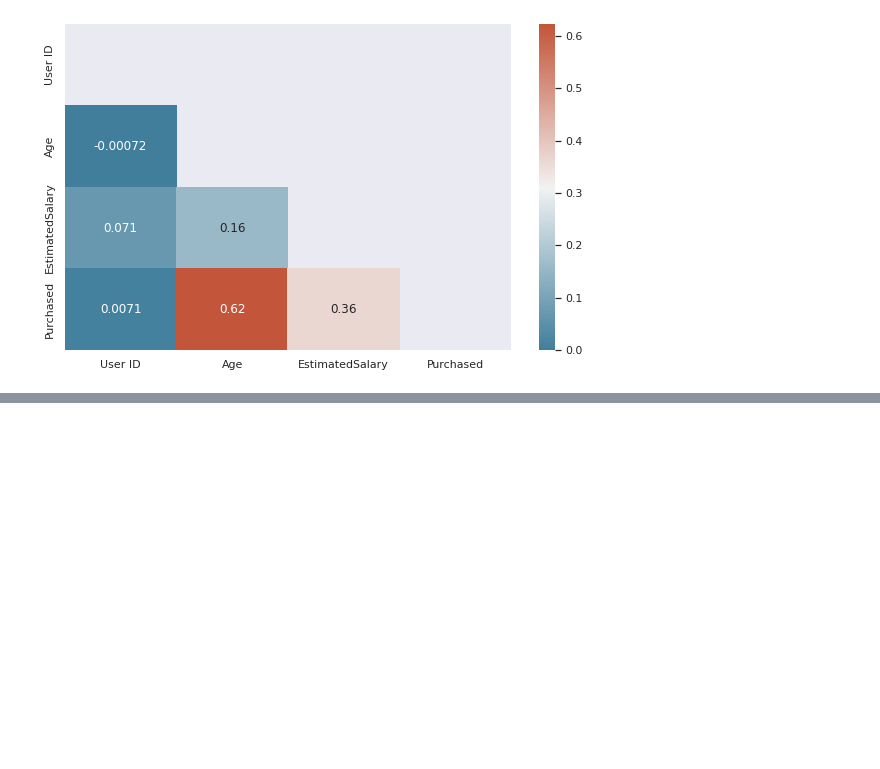
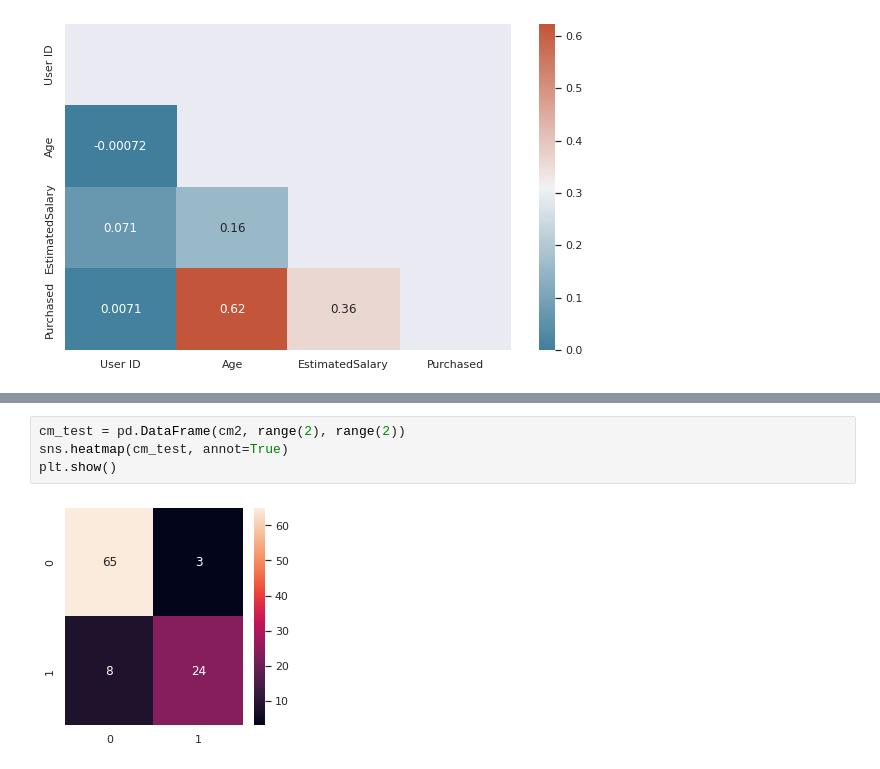
Before and after one commit to asheta66/Machine-Learning-2024, a Jupyter notebook: Logistic Regression/logistic_Regression_A.ipynb, the cells around one changed output, grey strips where cells are left out. Drawn from its saved outputs; the diff is of its cells as text; blank space fills up the shorter version.

```diff
--- a/Logistic Regression/logistic_Regression_A.ipynb
+++ b/Logistic Regression/logistic_Regression_A.ipynb
@@ -85 +117,7 @@ Y_Pred = classifier.predict(X_Test)
+# %%
+cm_test = pd.DataFrame(cm2, range(2), range(2))
+sns.heatmap(cm_test, annot=True)
+plt.show()
+# %% [output]
+[figure, added]
 # %%
```
Also changed, not shown: parts of 10 cells of this notebook.
